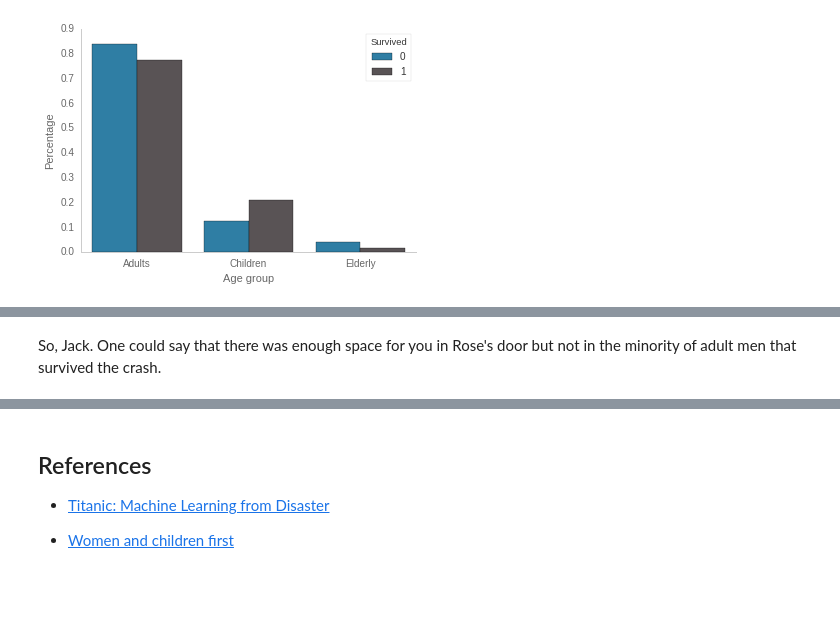
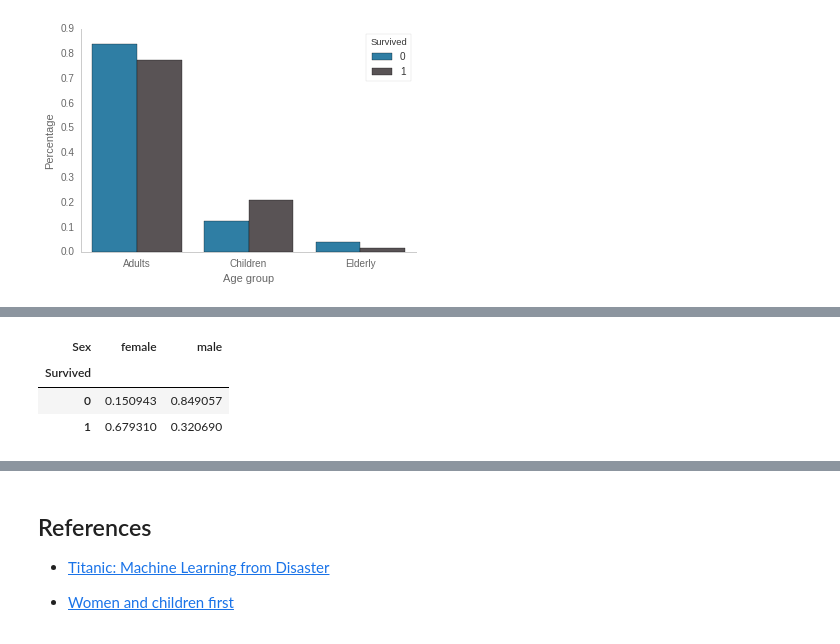
Before and after one commit to dylanjcastillo/titanic_analysis, a Jupyter notebook: Titanic Analysis.ipynb, the cells around one changed output, grey strips where cells are left out. Saved outputs shown, nothing was run; the diff lists cells and outputs as text; code cells hidden in the pictures; blank space fills up the shorter version.

```diff
--- a/Titanic Analysis.ipynb
+++ b/Titanic Analysis.ipynb
@@ -234,2 +209,7 @@ survivors_df.describe()
-# %% [markdown]
-So, Jack. One could say that there was enough space for you in Rose's door but not in the minority of adult men that survived the crash.
+# %%
+pd.crosstab(titanic_q1_df['Survived'], titanic_q1_df['Sex'], normalize = 0)
+# %% [output]
+| Sex | female | male |
+| Survived |  |  |
+| 0 | 0.150943 | 0.849057 |
+| 1 | 0.679310 | 0.320690 |
```
Also changed, not shown: parts of 20 cells of this notebook, 1 other file.
